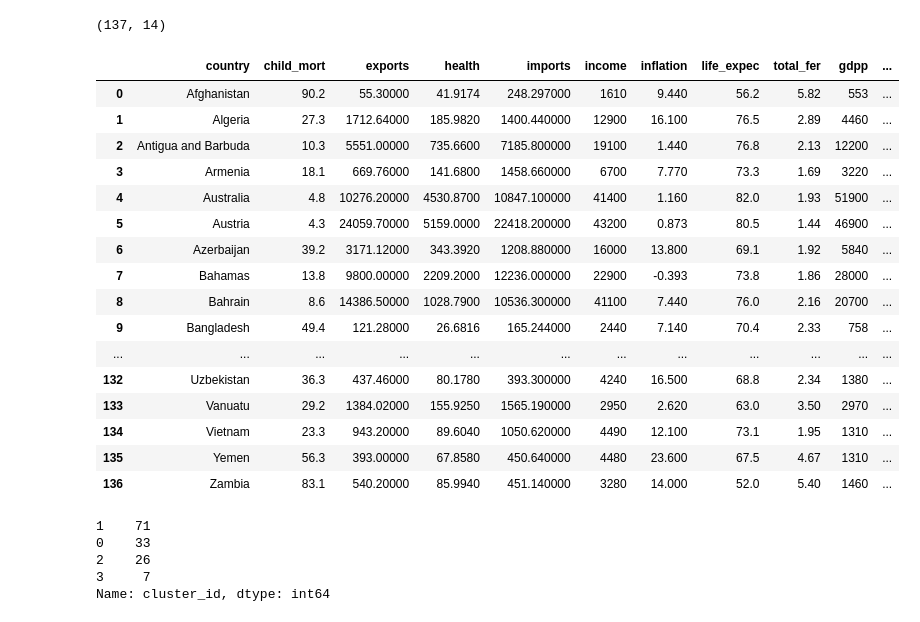
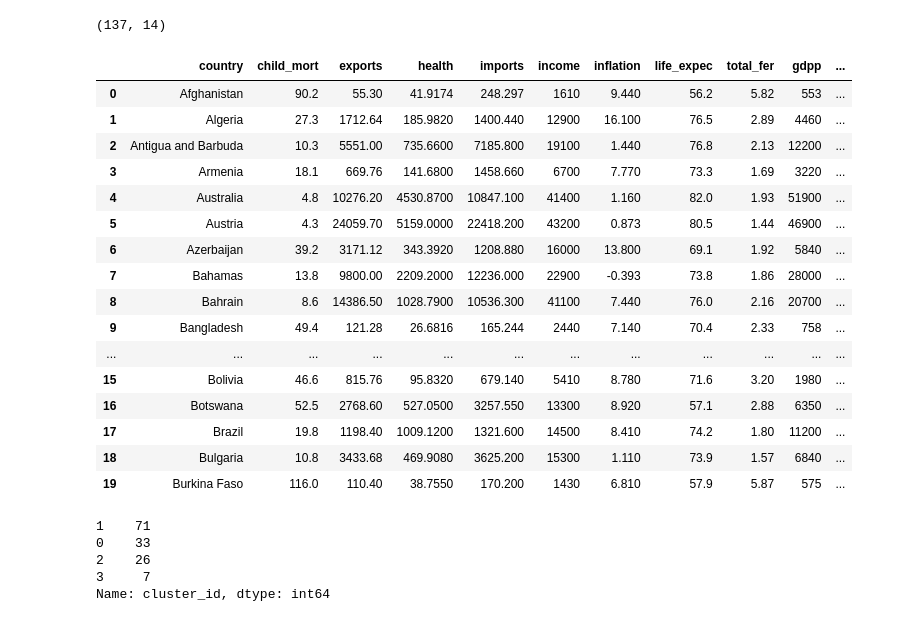
Before and after one commit to shubhamarora2325/Data_Science_ML, a Jupyter notebook: PCA_clustering_countries.ipynb, the cells around one changed output. Drawn from its saved outputs; the diff is of its cells as text; code cells hidden in the pictures.

```diff
--- a/PCA_clustering_countries.ipynb
+++ b/PCA_clustering_countries.ipynb
@@ -1080,25 +1047,25 @@ merged_4.shape
 # drop principal components
 df_final_hc = merged_4.drop(['PC1','PC2','PC3'],axis = 1)
 # %%
-df_final_hc
+df_final_hc.head(20)
 # %% [output]
 |  | country | child_mort | exports | health | imports | income | inflation | life_expec | total_fer | gdpp | ... |
-| 0 | Afghanistan | 90.2 | 55.30000 | 41.9174 | 248.297000 | 1610 | 9.440 | 56.2 | 5.82 | 553 | ... |
-| 1 | Algeria | 27.3 | 1712.64000 | 185.9820 | 1400.440000 | 12900 | 16.100 | 76.5 | 2.89 | 4460 | ... |
-| 2 | Antigua and Barbuda | 10.3 | 5551.00000 | 735.6600 | 7185.800000 | 19100 | 1.440 | 76.8 | 2.13 | 12200 | ... |
-| 3 | Armenia | 18.1 | 669.76000 | 141.6800 | 1458.660000 | 6700 | 7.770 | 73.3 | 1.69 | 3220 | ... |
-| 4 | Australia | 4.8 | 10276.20000 | 4530.8700 | 10847.100000 | 41400 | 1.160 | 82.0 | 1.93 | 51900 | ... |
-| 5 | Austria | 4.3 | 24059.70000 | 5159.0000 | 22418.200000 | 43200 | 0.873 | 80.5 | 1.44 | 46900 | ... |
-| 6 | Azerbaijan | 39.2 | 3171.12000 | 343.3920 | 1208.880000 | 16000 | 13.800 | 69.1 | 1.92 | 5840 | ... |
-| 7 | Bahamas | 13.8 | 9800.00000 | 2209.2000 | 12236.000000 | 22900 | -0.393 | 73.8 | 1.86 | 28000 | ... |
-| 8 | Bahrain | 8.6 | 14386.50000 | 1028.7900 | 10536.300000 | 41100 | 7.440 | 76.0 | 2.16 | 20700 | ... |
-| 9 | Bangladesh | 49.4 | 121.28000 | 26.6816 | 165.244000 | 2440 | 7.140 | 70.4 | 2.33 | 758 | ... |
+| 0 | Afghanistan | 90.2 | 55.30 | 41.9174 | 248.297 | 1610 | 9.440 | 56.2 | 5.82 | 553 | ... |
+| 1 | Algeria | 27.3 | 1712.64 | 185.9820 | 1400.440 | 12900 | 16.100 | 76.5 | 2.89 | 4460 | ... |
+| 2 | Antigua and Barbuda | 10.3 | 5551.00 | 735.6600 | 7185.800 | 19100 | 1.440 | 76.8 | 2.13 | 12200 | ... |
+| 3 | Armenia | 18.1 | 669.76 | 141.6800 | 1458.660 | 6700 | 7.770 | 73.3 | 1.69 | 3220 | ... |
+| 4 | Australia | 4.8 | 10276.20 | 4530.8700 | 10847.100 | 41400 | 1.160 | 82.0 | 1.93 | 51900 | ... |
+| 5 | Austria | 4.3 | 24059.70 | 5159.0000 | 22418.200 | 43200 | 0.873 | 80.5 | 1.44 | 46900 | ... |
+| 6 | Azerbaijan | 39.2 | 3171.12 | 343.3920 | 1208.880 | 16000 | 13.800 | 69.1 | 1.92 | 5840 | ... |
+| 7 | Bahamas | 13.8 | 9800.00 | 2209.2000 | 12236.000 | 22900 | -0.393 | 73.8 | 1.86 | 28000 | ... |
+| 8 | Bahrain | 8.6 | 14386.50 | 1028.7900 | 10536.300 | 41100 | 7.440 | 76.0 | 2.16 | 20700 | ... |
+| 9 | Bangladesh | 49.4 | 121.28 | 26.6816 | 165.244 | 2440 | 7.140 | 70.4 | 2.33 | 758 | ... |
 | ... | ... | ... | ... | ... | ... | ... | ... | ... | ... | ... | ... |
-| 132 | Uzbekistan | 36.3 | 437.46000 | 80.1780 | 393.300000 | 4240 | 16.500 | 68.8 | 2.34 | 1380 | ... |
-| 133 | Vanuatu | 29.2 | 1384.02000 | 155.9250 | 1565.190000 | 2950 | 2.620 | 63.0 | 3.50 | 2970 | ... |
-| 134 | Vietnam | 23.3 | 943.20000 | 89.6040 | 1050.620000 | 4490 | 12.100 | 73.1 | 1.95 | 1310 | ... |
-| 135 | Yemen | 56.3 | 393.00000 | 67.8580 | 450.640000 | 4480 | 23.600 | 67.5 | 4.67 | 1310 | ... |
-| 136 | Zambia | 83.1 | 540.20000 | 85.9940 | 451.140000 | 3280 | 14.000 | 52.0 | 5.40 | 1460 | ... |
+| 15 | Bolivia | 46.6 | 815.76 | 95.8320 | 679.140 | 5410 | 8.780 | 71.6 | 3.20 | 1980 | ... |
+| 16 | Botswana | 52.5 | 2768.60 | 527.0500 | 3257.550 | 13300 | 8.920 | 57.1 | 2.88 | 6350 | ... |
+| 17 | Brazil | 19.8 | 1198.40 | 1009.1200 | 1321.600 | 14500 | 8.410 | 74.2 | 1.80 | 11200 | ... |
+| 18 | Bulgaria | 10.8 | 3433.68 | 469.9080 | 3625.200 | 15300 | 1.110 | 73.9 | 1.57 | 6840 | ... |
+| 19 | Burkina Faso | 116.0 | 110.40 | 38.7550 | 170.200 | 1430 | 6.810 | 57.9 | 5.87 | 575 | ... |
 # %%
 # count the cluster values
 df_final_hc['cluster_id'].value_counts()
```
Also changed, not shown: parts of 42 cells of this notebook.
